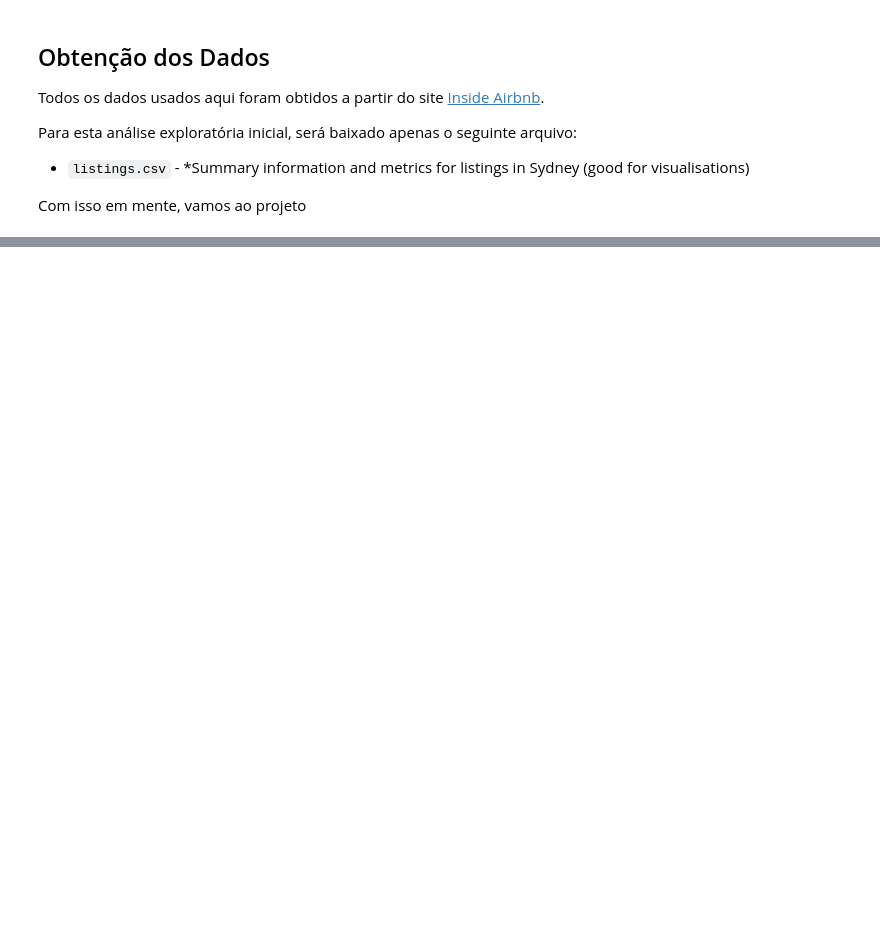
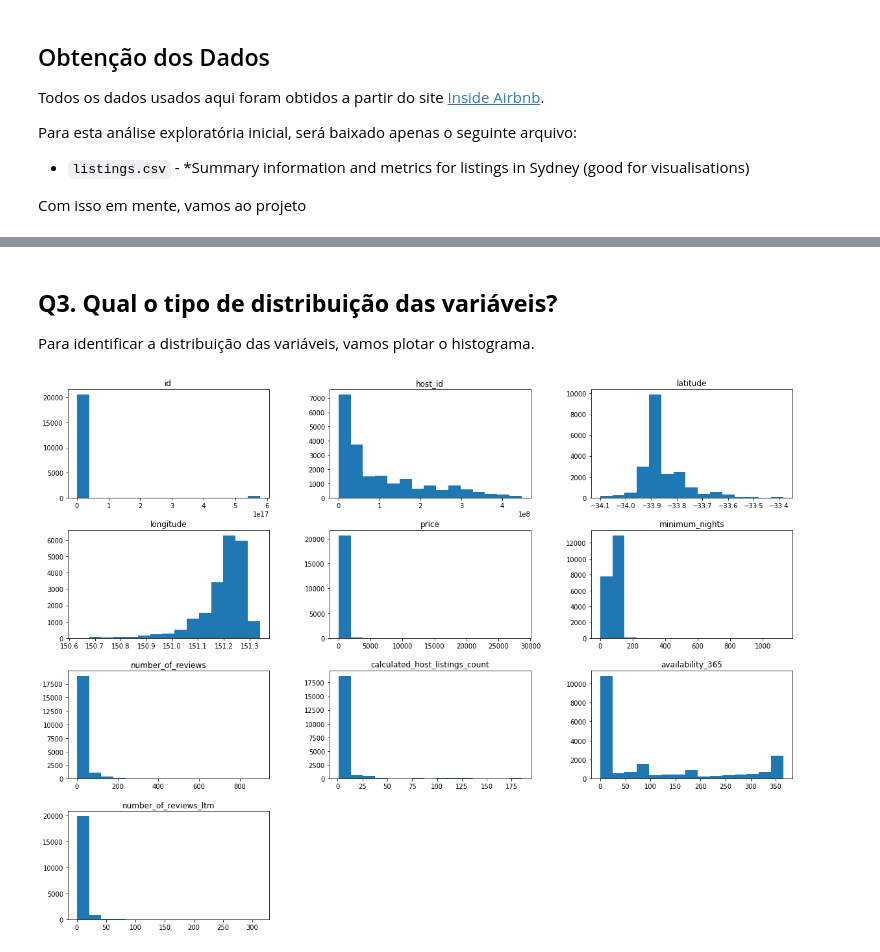
Before and after one commit to soares-ed/DSNP-Projeto-01, a Jupyter notebook: Analisando_os_Dados_do_Airbnb(Sydney).ipynb, the cells around one changed output, grey strips where cells are left out. Saved outputs shown, nothing was run; the diff lists cells and outputs as text; code cells hidden in the pictures; blank space fills up the shorter version.

```diff
--- a/Analisando_os_Dados_do_Airbnb(Sydney).ipynb
+++ b/Analisando_os_Dados_do_Airbnb(Sydney).ipynb
@@ -274,0 +180,4 @@ display(corr)
+# %%
+# excluindo colunas com dados faltantes
+df_clean = df.copy()
+df_clean.drop(columns=['reviews_per_month', 'last_review', 'neighbourhood_group', 'name','host_name', 'license'], inplace=True)
@@ -274,0 +203,8 @@ display(corr)
+# %% [markdown]
+## **Q3. Qual o tipo de distribuição das variáveis?**
+Para identificar a distribuição das variáveis, vamos plotar o histograma.
+# %%
+# plotar o histograma das variáveis numéricas
+df_clean.hist(bins=15, figsize=(20,15), grid=False);
+# %% [output]
+[figure, added]
```
Also changed, not shown: parts of 93 cells of this notebook.
